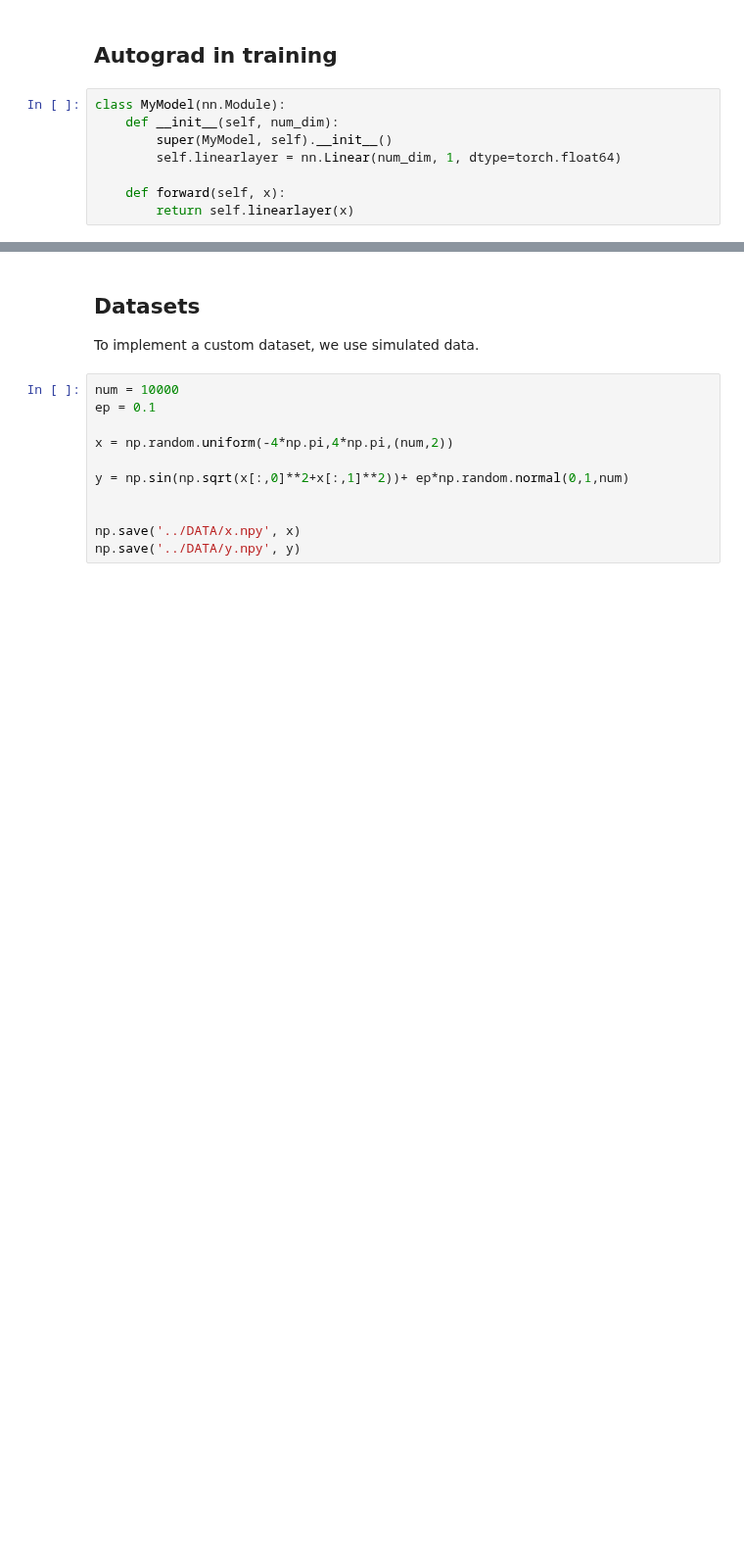
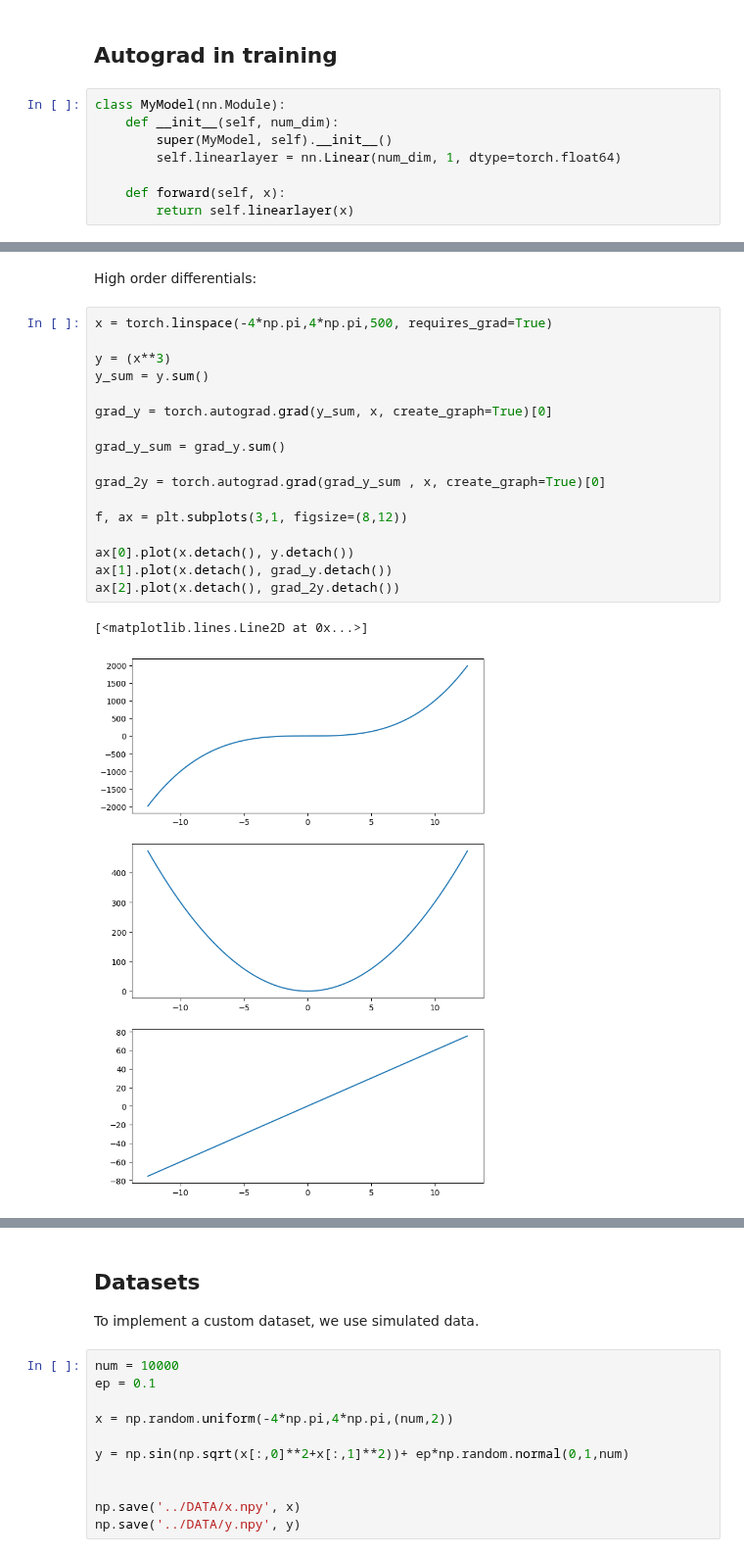
Before and after one commit to Lolillosky/PHD_CVA, a Jupyter notebook: Pytorch_learn/PytorchLessons.ipynb, the cells around one changed output, grey strips where cells are left out. Shown at 98% size. Cells and saved outputs as stored; diff of their text form; blank space fills up the shorter version.

```diff
--- a/Pytorch_learn/PytorchLessons.ipynb
+++ b/Pytorch_learn/PytorchLessons.ipynb
@@ -542,0 +668,22 @@ optimizer = torch.optim.SGD(model.parameters(), lr=0.01)
+# %% [markdown]
+High order differentials:
+# %%
+x = torch.linspace(-4*np.pi,4*np.pi,500, requires_grad=True)
+
+y = (x**3)
+y_sum = y.sum()
+
+grad_y = torch.autograd.grad(y_sum, x, create_graph=True)[0]
+
+grad_y_sum = grad_y.sum()
+
+grad_2y = torch.autograd.grad(grad_y_sum , x, create_graph=True)[0]
+
+f, ax = plt.subplots(3,1, figsize=(8,12))
+
+ax[0].plot(x.detach(), y.detach())
+ax[1].plot(x.detach(), grad_y.detach())
+ax[2].plot(x.detach(), grad_2y.detach())
+# %% [output]
+[<matplotlib.lines.Line2D at 0x...>]
+[figure, added]
```
Also changed, not shown: parts of 16 cells of this notebook.
